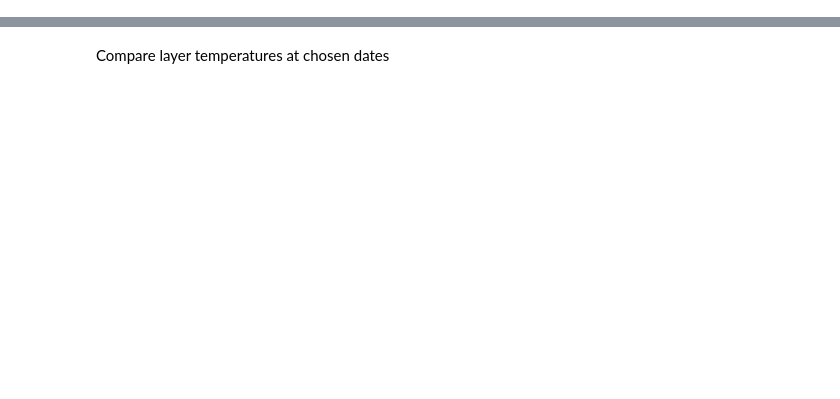
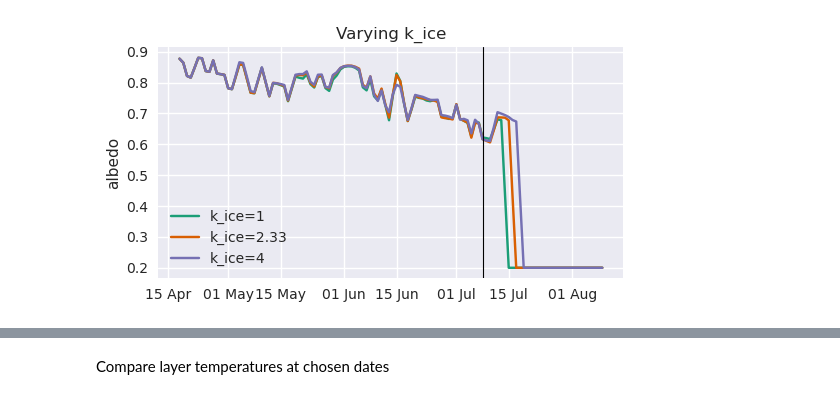
Before and after one commit to drounce/PyGEM, a Jupyter notebook: pygem_eb/processing/calibration_plot.ipynb, the cells around one changed output, grey strips where cells are left out. Cells and saved outputs as stored; diff of their text form; code cells hidden in the pictures; blank space fills up the shorter version.

```diff
--- a/pygem_eb/processing/calibration_plot.ipynb
+++ b/pygem_eb/processing/calibration_plot.ipynb
@@ -15,0 +68,20 @@ for i in range(0,16):
+# %%
+vary = 'k_ice'
+new_list = []
+new_labels = []
+for i,ds in enumerate(dslist):
+    ksp = ds.attrs['ksp_BC']
+    aice = ds.attrs['aice']
+    dep = ds.attrs['dep_factor']
+    kice = ds.attrs['k_ice']
+    if dep == 0.5 and ksp == 0.2 and aice == 0.2: #kice == 2.33
+        new_list.append(ds)
+        new_labels.append(vary+'='+str(ds.attrs[vary]))
+compare_runs(new_list,[startdate,enddate],new_labels,'albedo')
+# plt.plot(stake_df.index,stake_df['CMB'].to_numpy(),label='Stake',linestyle='--',color='black',alpha=0.6)
+plt.axvline(pd.to_datetime('2023-07-08'),linewidth=0.8,color='black')
+plt.title(f'Varying {vary}')
+plt.legend()
+plt.show()
+# %% [output]
+[figure, added]
```
Also changed, not shown: parts of 17 cells of this notebook.
